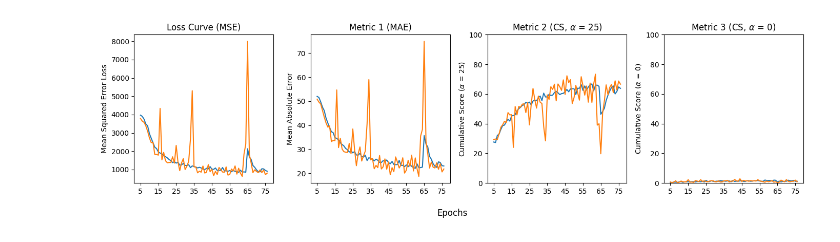
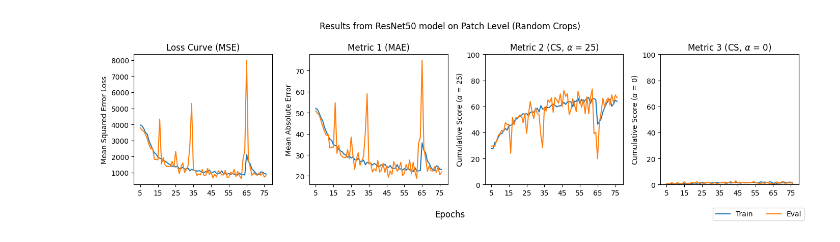
Before and after one commit to NikolaiHerrmann/deep-dating, a Jupyter notebook: graphs.ipynb, the cells around one changed output. Saved outputs shown, nothing was run; the diff lists cells and outputs as text; code cells hidden in the pictures.

Commit message:
better graph

```diff
--- a/graphs.ipynb
+++ b/graphs.ipynb
@@ -14,35 +14,42 @@ def epoch_plot(path, skip_n = 5):
         loss_vals = set_df["mean_running_loss"].to_numpy()[skip_n:]
         mae_vals = set_df["mae"].to_numpy()[skip_n:]
         cs0_vals = set_df["cs_0"].to_numpy()[skip_n:]
         cs25_vals = set_df["cs_25"].to_numpy()[skip_n:]
 
         n_epochs = set_df.shape[0]
         x = np.arange(skip_n, n_epochs)
 
         titles = [("Mean Squared Error Loss", "Loss Curve (MSE)", loss_vals),
                   ("Mean Absolute Error", "Metric 1 (MAE)", mae_vals),
                   (r"Cumulative Score ($\alpha$ = 25)", r"Metric 2 (CS, $\alpha$ = 25)", cs25_vals),
                   (r"Cumulative Score ($\alpha$ = 0)", r"Metric 3 (CS, $\alpha$ = 0)", cs0_vals)]
 
+        plots = []
         for ax, (y_label, title, y) in zip(axs, titles):
             ax.set_xticks(np.arange(skip_n, n_epochs + 1, 10))
-            ax.plot(x, y)
+            plots.append(ax.plot(x, y, label=set_type.title()))
             ax.set_ylabel(y_label)
             ax.set_title(title)
 
         axs[2].set_ylim(0, 100)
         axs[3].set_ylim(0, 100)
 
-        fig.subplots_adjust(wspace=0.3)
-        fig.supxlabel("Epochs")
-        fig.tight_layout()
+    fig.subplots_adjust(wspace=0.3, top=0.8)
+    fig.supxlabel("Epochs")
+    fig.suptitle("Results from ResNet50 model on Patch Level (Random Crops)")
+    fig.tight_layout()
+
+    handles, labels = plt.gca().get_legend_handles_labels()
+    by_label = dict(zip(labels, handles))
+    fig.legend(by_label.values(), by_label.keys(), loc="lower right", ncols=2)
 
     plot_name = os.path.basename(path).split(".")[0]
     plot_path = os.path.dirname(path)
     plt.savefig(os.path.join(plot_path, plot_name + ".png"), dpi=300)
     plt.savefig(os.path.join(plot_path, plot_name + ".pdf"))
+
     plt.show()
 
 epoch_plot("runs/Dec06_11-04-06_p14s/epoch_log_12_6_11_4_6.csv")
 # %% [output]
-[figure, old version]
+[figure, new version]
```
Also changed, not shown: 2 other files.
